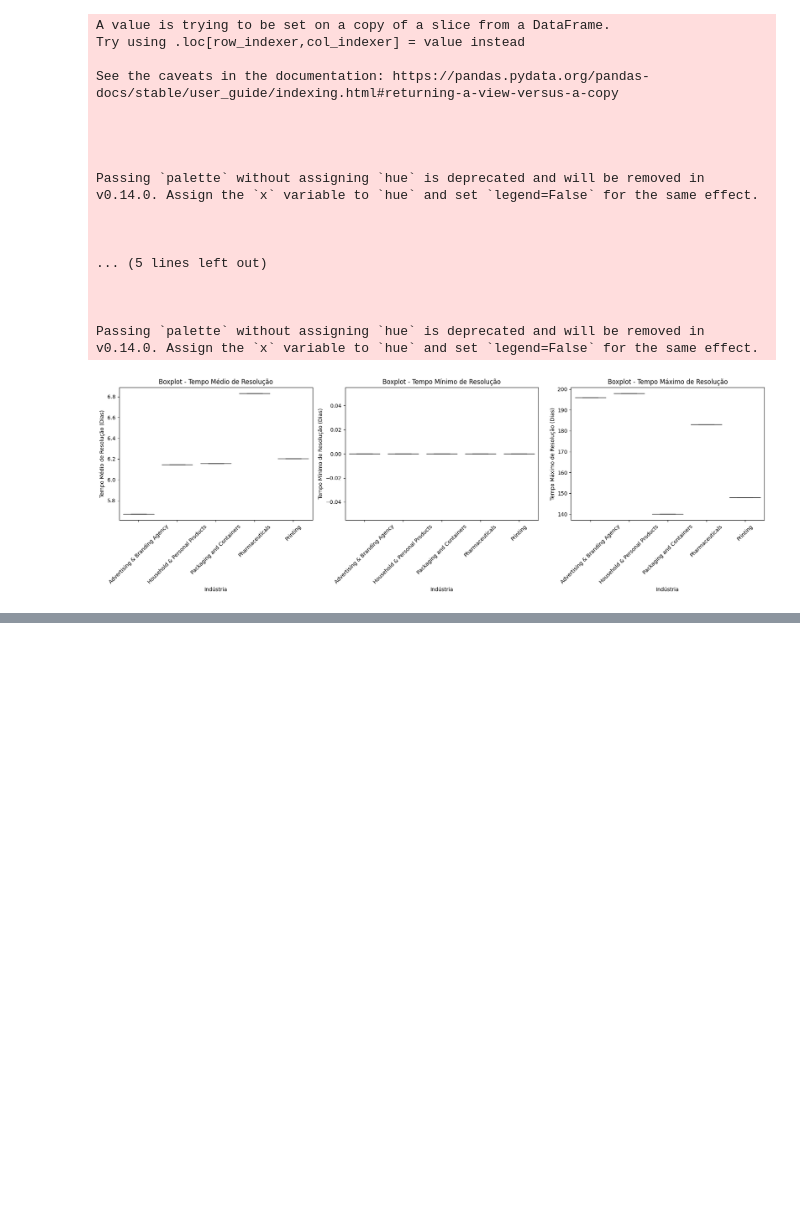
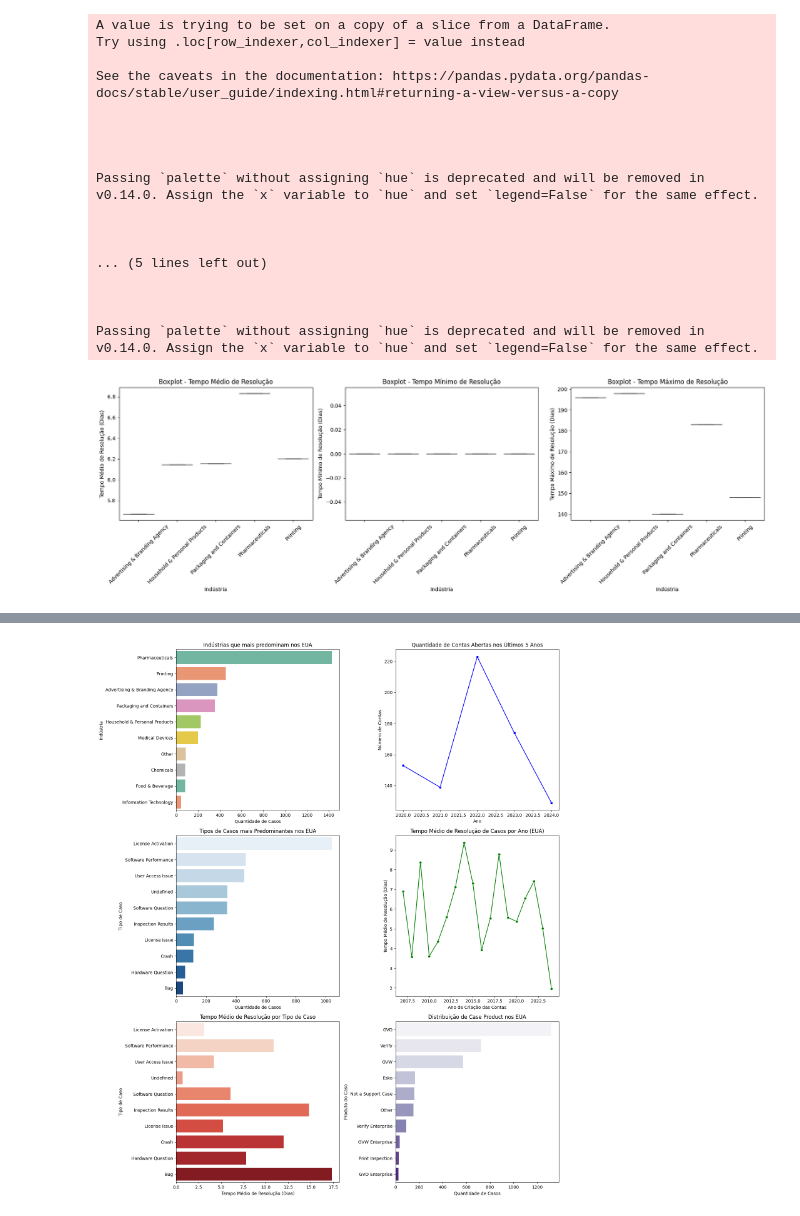
Before and after one commit to pedrogabrielf/Customer_data_analysis, a Jupyter notebook: project2.ipynb, the cells around one changed output, grey strips where cells are left out. Cells and saved outputs as stored; diff of their text form; code cells hidden in the pictures; blank space fills up the shorter version.

```diff
--- a/project2.ipynb
+++ b/project2.ipynb
@@ -1678,0 +1729,81 @@ Passing `palette` without assigning `hue` is deprecated and will be removed in v
+# %%
+import matplotlib.pyplot as plt
+import seaborn as sns
+import pandas as pd
+
+# Filtra os dados para os casos dos Estados Unidos
+df_us_cases = df_combined[df_combined['account_country'] == 'United States']
+
+# Calcule o tempo de resolução para cada caso (em dias)
+df_us_cases['resolution_time'] = (df_us_cases['case_closed_date'] - df_us_cases['case_created_date']).dt.days
+
+# Agrupa os dados por indústria e conta o número de casos por indústria
+industry_counts_us = df_us_cases['account_industry'].value_counts().head(10)
+
+# Quantidade de contas abertas nos últimos 5 anos
+current_year = pd.to_datetime("today").year
+df_us_accounts_last_5 = df_us_cases[df_us_cases['account_created_date'].dt.year >= (current_year - 5)]
+account_counts_last_5 = df_us_accounts_last_5['account_created_date'].dt.year.value_counts().sort_index()
+
+# Tipos de casos mais predominantes
+case_type_counts_us = df_us_cases['case_type'].value_counts().head(10)
+
+# Tempo médio de resolução de casos por indústria
+avg_resolution_time = df_us_cases.groupby('account_industry')['resolution_time'].mean().sort_values(ascending=False).head(10)
+
+# Case product
+case_product_counts_us = df_us_cases['case_product'].value_counts().head(10)
+
+# Tempo médio de resolução de casos por ano (modificado conforme o seu código)
+df_us_cases['year_created'] = df_us_cases['account_created_date'].dt.year
+df_resolution_per_year_us = df_us_cases.groupby('year_created')['resolution_time'].mean().reset_index()
+
+# Selecionar os 10 tipos de casos mais predominantes (em ordem de quantidade de casos)
+top_case_types = case_type_counts_us.index
+
+# Calcular o tempo médio de resolução para os 10 tipos de casos mais predominantes
+avg_resolution_by_case_type = df_us_cases[df_us_cases['case_type'].isin(top_case_types)].groupby('case_type')['resolution_time'].mean().loc[top_case_types]
+
+# Criando os subplots para todos os gráficos
+fig, axes = plt.subplots(3, 2, figsize=(15, 18))
+
+# Gráfico 1: Indústrias que mais predominam nos EUA
+sns.barplot(x=industry_counts_us.values, y=industry_counts_us.index, ax=axes[0, 0], palette='Set2')
+axes[0, 0].set_title('Indústrias que mais predominam nos EUA')
+axes[0, 0].set_xlabel('Quantidade de Casos')
+axes[0, 0].set_ylabel('Indústria')
+
+# Gráfico 2: Quantidade de contas abertas nos últimos 5 anos
+sns.lineplot(data=account_counts_last_5.sort_index(), ax=axes[0, 1], marker='o', color='b')
+axes[0, 1].set_title('Quantidade de Contas Abertas nos Últimos 5 Anos')
+axes[0, 1].set_xlabel('Ano')
+axes[0, 1].set_ylabel('Número de Contas')
+
+# Gráfico 3: Tipos de casos mais predominantes
+sns.barplot(x=case_type_counts_us.values, y=case_type_counts_us.index, ax=axes[1, 0], palette='Blues')
+axes[1, 0].set_title('Tipos de Casos mais Predominantes nos EUA')
+axes[1, 0].set_xlabel('Quantidade de Casos')
+axes[1, 0].set_ylabel('Tipo de Caso')
+
+# Gráfico 4: Tempo médio de resolução de casos por ano (EUA)
+sns.lineplot(data=df_resolution_per_year_us, x='year_created', y='resolution_time', marker='o', color='g', ax=axes[1, 1])
+axes[1, 1].set_title('Tempo Médio de Resolução de Casos por Ano (EUA)')
+axes[1, 1].set_xlabel('Ano de Criação das Contas')
+axes[1, 1].set_ylabel('Tempo Médio de Resolução (Dias)')
+
+# Gráfico 5: Tempo médio de resolução por tipos de caso predominantes
+sns.barplot(x=avg_resolution_by_case_type.values, y=avg_resolution_by_case_type.index, ax=axes[2, 0], palette='Reds')
+axes[2, 0].set_title('Tempo Médio de Resolução por Tipo de Caso')
+axes[2, 0].set_xlabel('Tempo Médio de Resolução (Dias)')
+axes[2, 0].set_ylabel('Tipo de Caso')
+
+# Gráfico 6: Distribuição de Case Product
+sns.barplot(x=case_product_counts_us.values, y=case_product_counts_us.index, ax=axes[2, 1], palette='Purples')
+axes[2, 1].set_title('Distribuição de Case Product nos EUA')
+axes[2, 1].set_xlabel('Quantidade de Casos')
+axes[2, 1].set_ylabel('Produto do Caso')
+
+# Ajuste para garantir que todos os gráficos se ajustem corretamente
+plt.tight_layout()
+plt.show()
+# %% [output]
@@ -1678,0 +1827 @@ Passing `palette` without assigning `hue` is deprecated and will be removed in v
+[figure, added]
```
Also changed, not shown: parts of 23 cells of this notebook.
